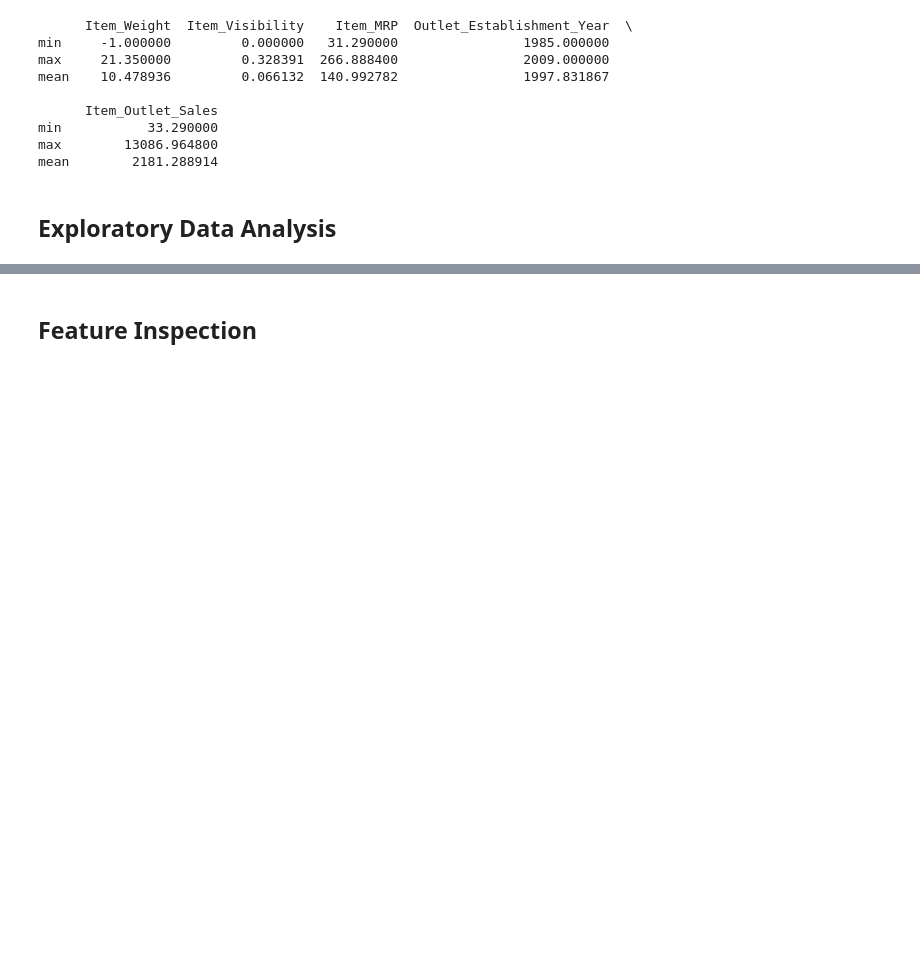
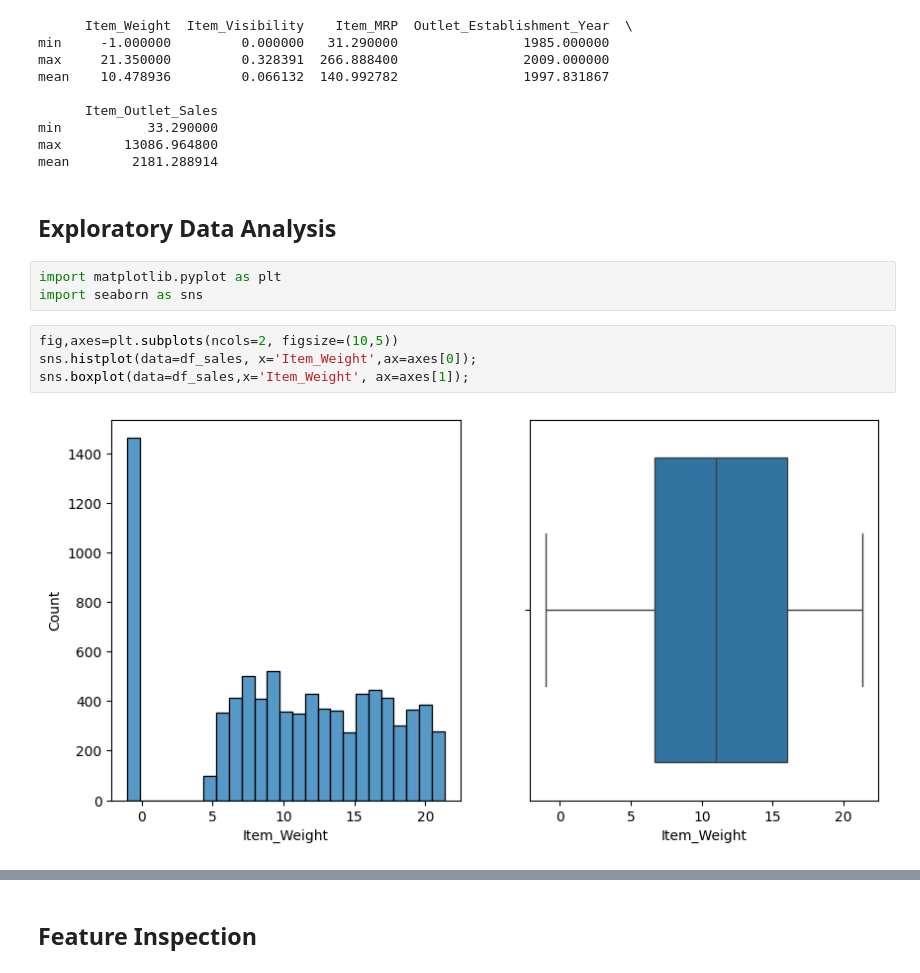
Before and after one commit to SophiaSansur/Prediction-of-Product-Sales, a Jupyter notebook: Copy_of_prediction_of_sales.ipynb, the cells around one changed output, grey strips where cells are left out. Saved outputs shown, nothing was run; the diff lists cells and outputs as text; blank space fills up the shorter version.

```diff
--- a/Copy_of_prediction_of_sales.ipynb
+++ b/Copy_of_prediction_of_sales.ipynb
@@ -204,3 +204,12 @@ max        13086.964800
 mean        2181.288914
 # %% [markdown]
 ## Exploratory Data Analysis
+# %%
+import matplotlib.pyplot as plt
+import seaborn as sns
+# %%
+fig,axes=plt.subplots(ncols=2, figsize=(10,5))
+sns.histplot(data=df_sales, x='Item_Weight',ax=axes[0]);
+sns.boxplot(data=df_sales,x='Item_Weight', ax=axes[1]);
+# %% [output]
+[figure, added]
```
Also changed, not shown: parts of 10 cells of this notebook.
